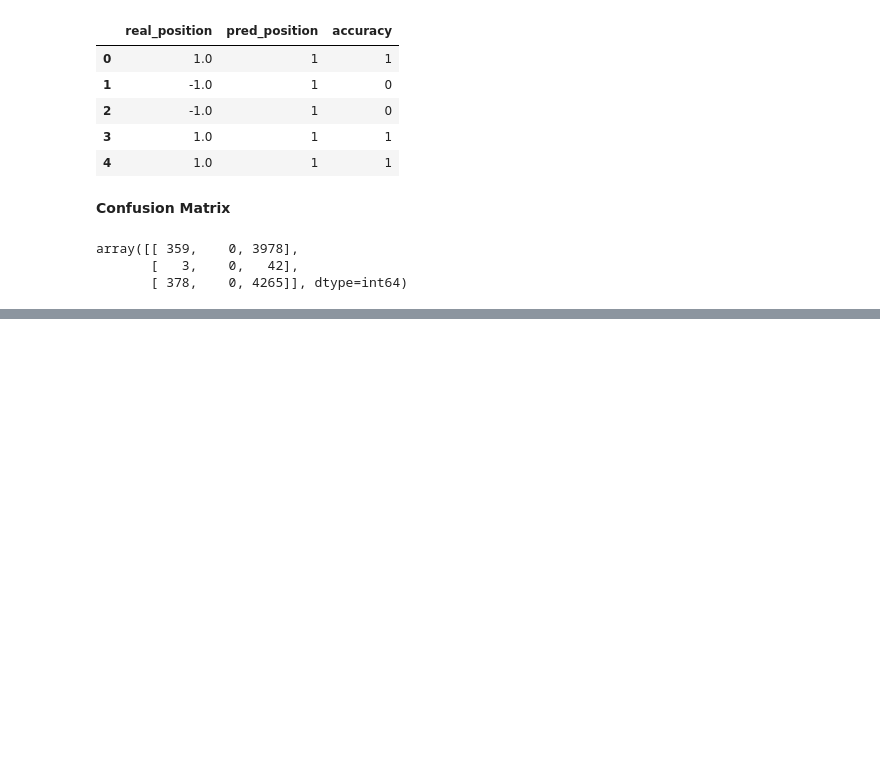
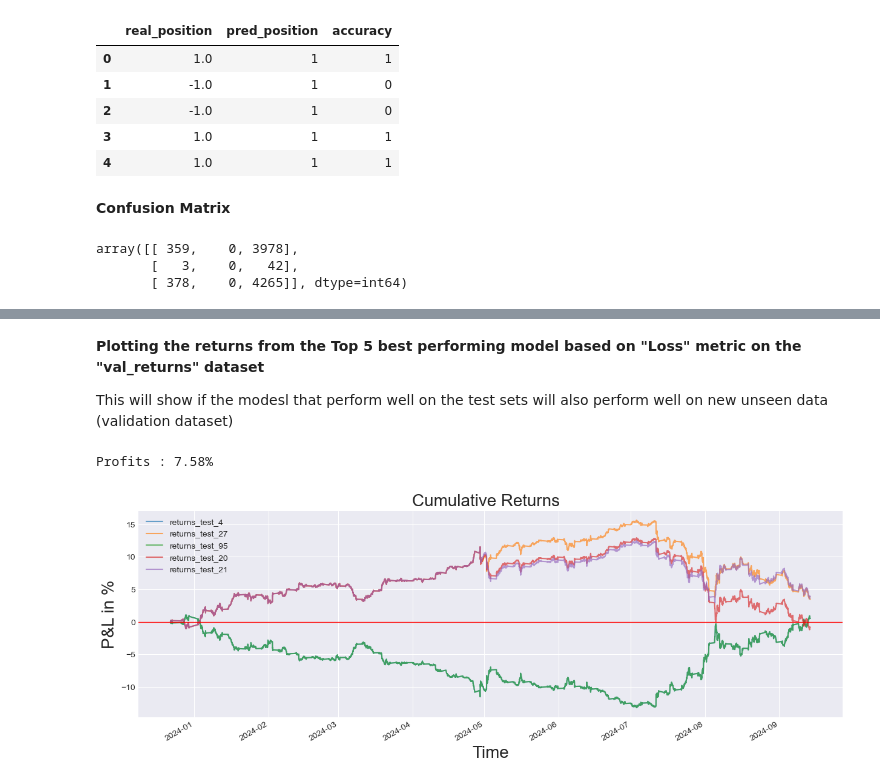
Before and after one commit to YarosInter/Time-Series-LSTM-Neural-Network, a Jupyter notebook: Classifier_LSTM_Neural_Network.ipynb, the cells around one changed output, grey strips where cells are left out. Cells and saved outputs as stored; diff of their text form; code cells hidden in the pictures; blank space fills up the shorter version.

```diff
--- a/Classifier_LSTM_Neural_Network.ipynb
+++ b/Classifier_LSTM_Neural_Network.ipynb
@@ -917,0 +959,9 @@ array([[ 359,    0, 3978],
+# %% [markdown]
+**Plotting the returns from the Top 5 best performing model based on "Loss" metric on the "val_returns" dataset**
+
+This will show if the modesl that perform well on the test sets will also perform well on new unseen data (validation dataset)
+# %%
+display.plot_test_returns(val_returns[["returns_test_4","returns_test_27","returns_test_95","returns_test_20","returns_test_21"]])
+# %% [output]
+Profits : 7.58%
+[figure, added]
```
Also changed, not shown: parts of 13 cells of this notebook.
